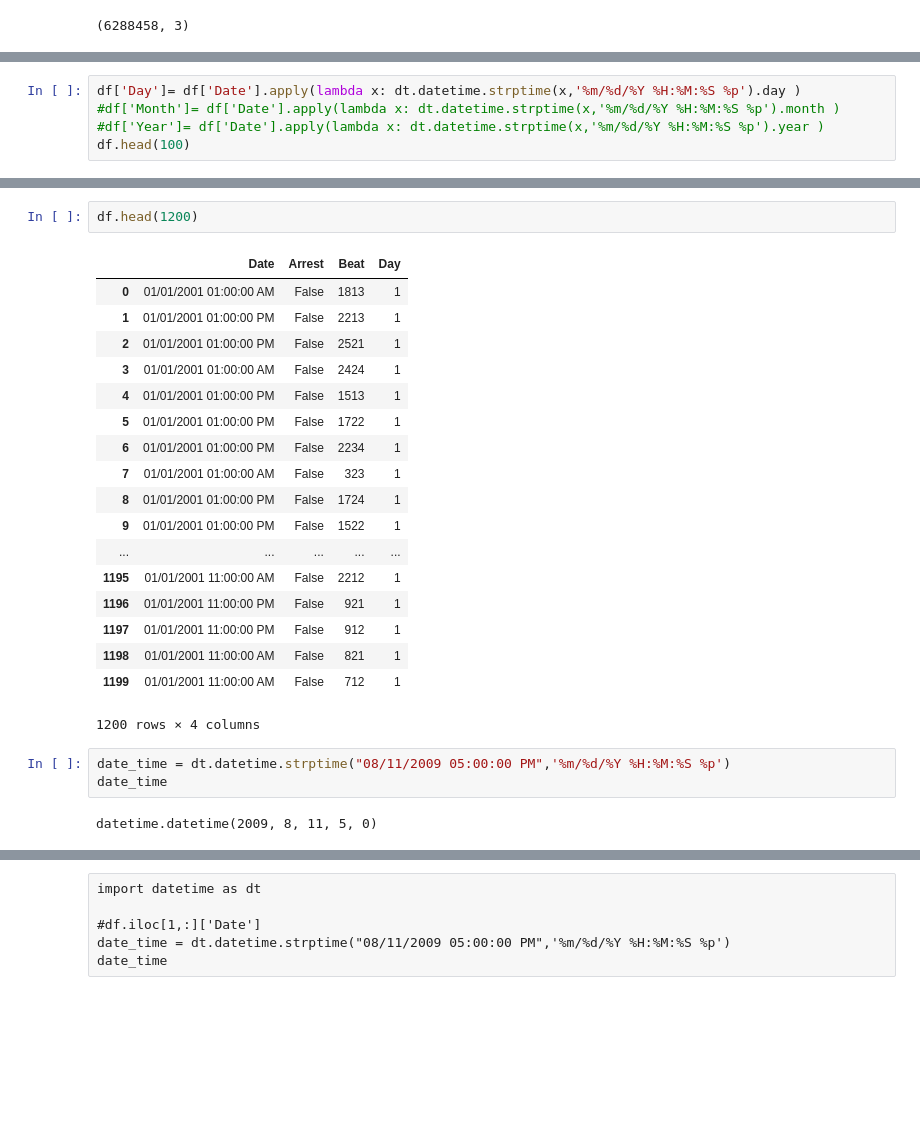
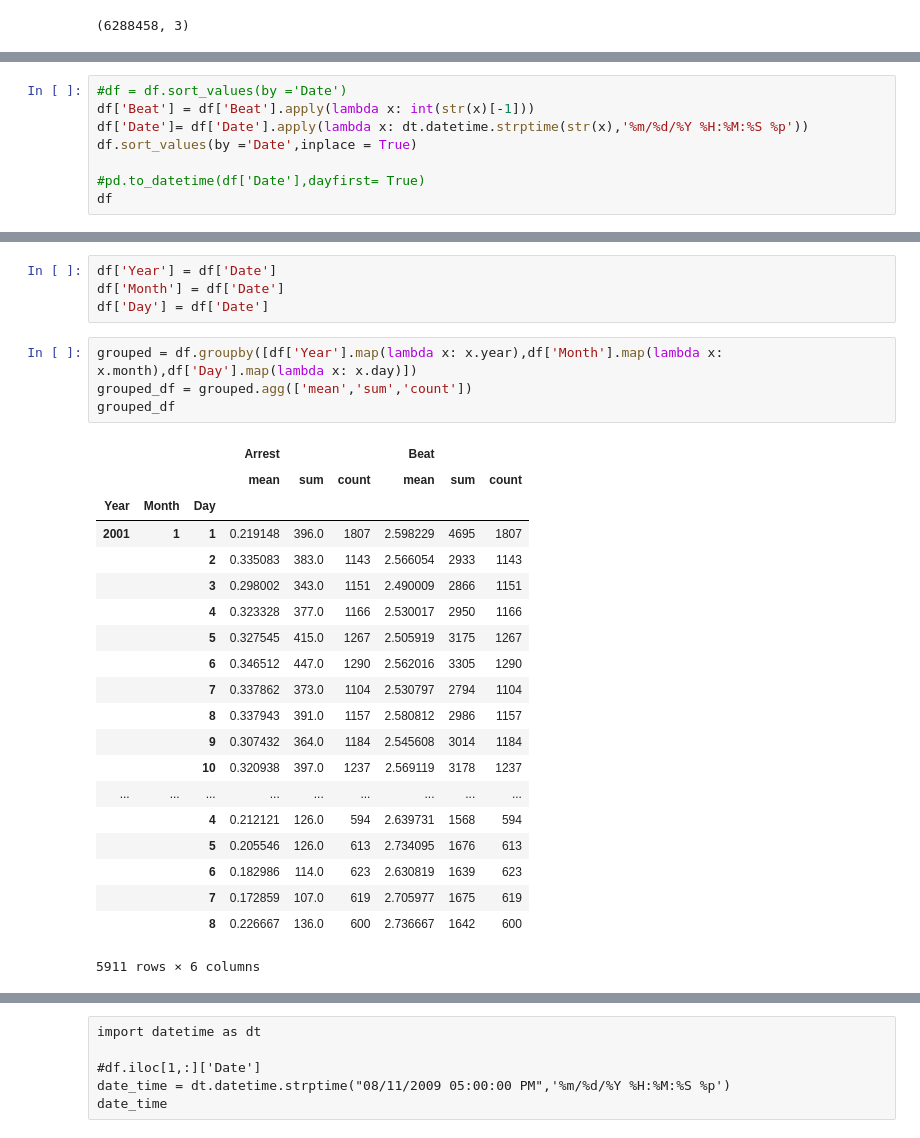
Before and after one commit to Chibuu/TimeSeries, a Jupyter notebook: Preliminary.ipynb, the cells around one changed output, grey strips where cells are left out. Drawn from its saved outputs; the diff is of its cells as text; blank space fills up the shorter version.

```diff
--- a/Preliminary.ipynb
+++ b/Preliminary.ipynb
@@ -80,0 +40,8 @@ df.shape
+# %%
+#df = df.sort_values(by ='Date')
+df['Beat'] = df['Beat'].apply(lambda x: int(str(x)[-1]))
+df['Date']= df['Date'].apply(lambda x: dt.datetime.strptime(str(x),'%m/%d/%Y %H:%M:%S %p'))
+df.sort_values(by ='Date',inplace = True)
+
+#pd.to_datetime(df['Date'],dayfirst= True)
+df
@@ -102,5 +68,0 @@ df
-# %%
-df['Day']= df['Date'].apply(lambda x: dt.datetime.strptime(x,'%m/%d/%Y %H:%M:%S %p').day )
-#df['Month']= df['Date'].apply(lambda x: dt.datetime.strptime(x,'%m/%d/%Y %H:%M:%S %p').month )
-#df['Year']= df['Date'].apply(lambda x: dt.datetime.strptime(x,'%m/%d/%Y %H:%M:%S %p').year )
-df.head(100)
@@ -126,26 +69,29 @@ df.head(100)
-# %%
-df.head(1200)
-# %% [output]
-|  | Date | Arrest | Beat | Day |
-| 0 | 01/01/2001 01:00:00 AM | False | 1813 | 1 |
-| 1 | 01/01/2001 01:00:00 PM | False | 2213 | 1 |
-| 2 | 01/01/2001 01:00:00 PM | False | 2521 | 1 |
-| 3 | 01/01/2001 01:00:00 AM | False | 2424 | 1 |
-| 4 | 01/01/2001 01:00:00 PM | False | 1513 | 1 |
-| 5 | 01/01/2001 01:00:00 PM | False | 1722 | 1 |
-| 6 | 01/01/2001 01:00:00 PM | False | 2234 | 1 |
-| 7 | 01/01/2001 01:00:00 AM | False | 323 | 1 |
-| 8 | 01/01/2001 01:00:00 PM | False | 1724 | 1 |
-| 9 | 01/01/2001 01:00:00 PM | False | 1522 | 1 |
-| ... | ... | ... | ... | ... |
-| 1195 | 01/01/2001 11:00:00 AM | False | 2212 | 1 |
-| 1196 | 01/01/2001 11:00:00 PM | False | 921 | 1 |
-| 1197 | 01/01/2001 11:00:00 PM | False | 912 | 1 |
-| 1198 | 01/01/2001 11:00:00 AM | False | 821 | 1 |
-| 1199 | 01/01/2001 11:00:00 AM | False | 712 | 1 |
-1200 rows × 4 columns
-# %%
-date_time = dt.datetime.strptime("08/11/2009 05:00:00 PM",'%m/%d/%Y %H:%M:%S %p')
-date_time
-# %% [output]
-datetime.datetime(2009, 8, 11, 5, 0)
+# %%
+df['Year'] = df['Date']
+df['Month'] = df['Date']
+df['Day'] = df['Date']
+# %%
+grouped = df.groupby([df['Year'].map(lambda x: x.year),df['Month'].map(lambda x: x.month),df['Day'].map(lambda x: x.day)])
+grouped_df = grouped.agg(['mean','sum','count'])
+grouped_df
+# %% [output]
+|  |  |  | Arrest |  |  | Beat |  |  |
+|  |  |  | mean | sum | count | mean | sum | count |
+| Year | Month | Day |  |  |  |  |  |  |
+| 2001 | 1 | 1 | 0.219148 | 396.0 | 1807 | 2.598229 | 4695 | 1807 |
+|  |  | 2 | 0.335083 | 383.0 | 1143 | 2.566054 | 2933 | 1143 |
+|  |  | 3 | 0.298002 | 343.0 | 1151 | 2.490009 | 2866 | 1151 |
+|  |  | 4 | 0.323328 | 377.0 | 1166 | 2.530017 | 2950 | 1166 |
+|  |  | 5 | 0.327545 | 415.0 | 1267 | 2.505919 | 3175 | 1267 |
+|  |  | 6 | 0.346512 | 447.0 | 1290 | 2.562016 | 3305 | 1290 |
+|  |  | 7 | 0.337862 | 373.0 | 1104 | 2.530797 | 2794 | 1104 |
+|  |  | 8 | 0.337943 | 391.0 | 1157 | 2.580812 | 2986 | 1157 |
+|  |  | 9 | 0.307432 | 364.0 | 1184 | 2.545608 | 3014 | 1184 |
+|  |  | 10 | 0.320938 | 397.0 | 1237 | 2.569119 | 3178 | 1237 |
+| ... | ... | ... | ... | ... | ... | ... | ... | ... |
+|  |  | 4 | 0.212121 | 126.0 | 594 | 2.639731 | 1568 | 594 |
+|  |  | 5 | 0.205546 | 126.0 | 613 | 2.734095 | 1676 | 613 |
+|  |  | 6 | 0.182986 | 114.0 | 623 | 2.630819 | 1639 | 623 |
+|  |  | 7 | 0.172859 | 107.0 | 619 | 2.705977 | 1675 | 619 |
+|  |  | 8 | 0.226667 | 136.0 | 600 | 2.736667 | 1642 | 600 |
+5911 rows × 6 columns
```
Also changed, not shown: parts of 26 cells of this notebook, 4 other files.
